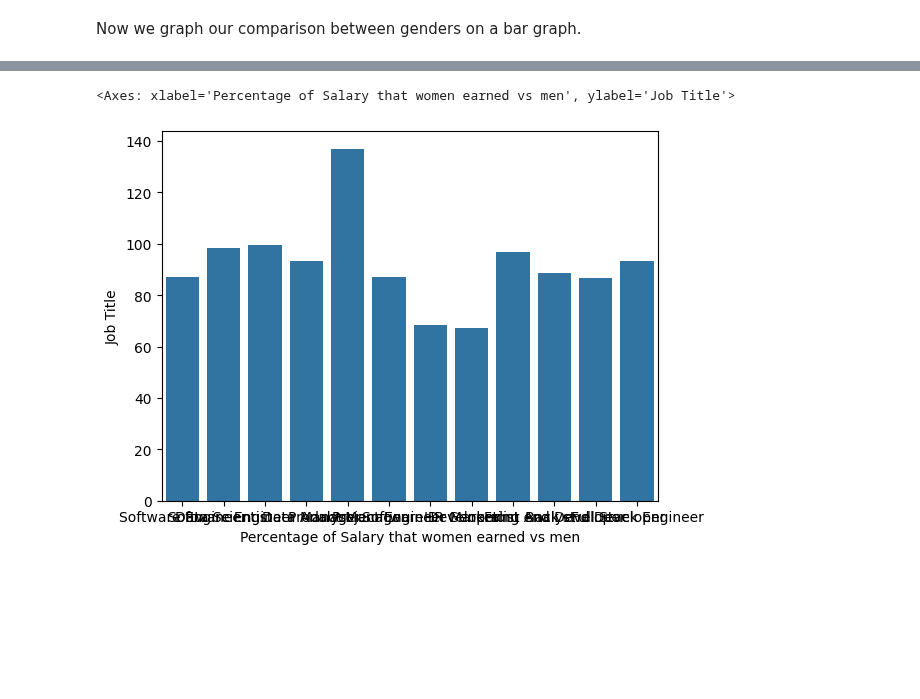
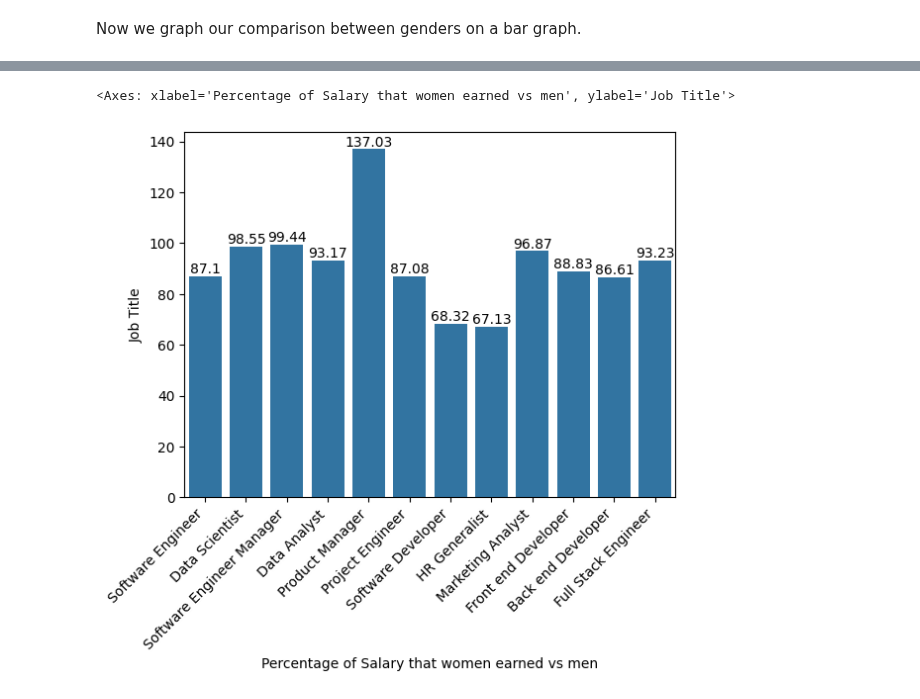
Before and after one commit to AbhijayPaul/HackTheHood-Final, a Jupyter notebook: HtHFinal.ipynb, the cells around one changed output, grey strips where cells are left out. Drawn from its saved outputs; the diff is of its cells as text; code cells hidden in the pictures; blank space fills up the shorter version.

```diff
--- a/HtHFinal.ipynb
+++ b/HtHFinal.ipynb
@@ -496,12 +497,14 @@ genderCompBarGraph
 # %%
 salaryRatio = []
 
 for i in range(len(JTcompareList)):
-    salaryRatio.append(100 * FLineData[i] / MLineData[i])
+    salaryRatio.append(round(100. * FLineData[i] / MLineData[i], 2))
 
 salaryRatioGraph = seaborn.barplot(x = JTcompareList, y = salaryRatio)
 salaryRatioGraph.set(xlabel = "Percentage of Salary that women earned vs men", ylabel = "Job Title")
+salaryRatioGraph.set_xticklabels(salaryRatioGraph.get_xticklabels(), rotation=45, ha="right")
+salaryRatioGraph.bar_label(salaryRatioGraph.containers[0])
 salaryRatioGraph
 # %% [output]
 <Axes: xlabel='Percentage of Salary that women earned vs men', ylabel='Job Title'>
-[figure, old version]
+[figure, new version]
```
Also changed, not shown: parts of 1 cell of this notebook.
